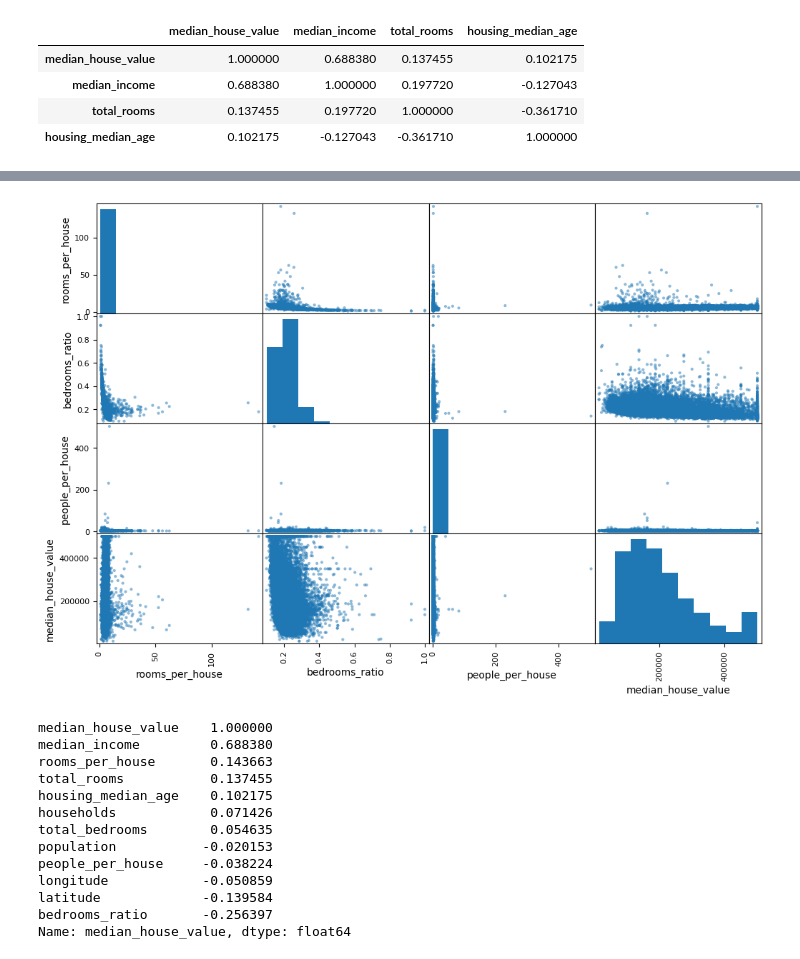
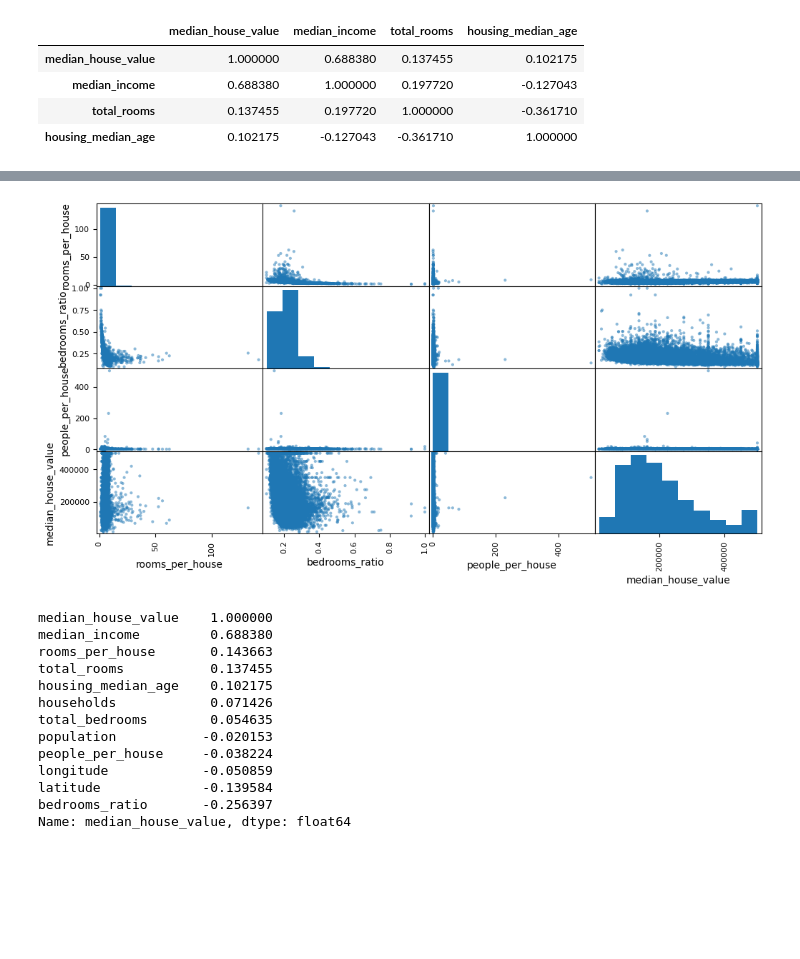
Before and after one commit to marcinsawinski/UEP_KIE_ML_LAB_PROG, a Jupyter notebook: 02_housing_solution.ipynb, the cells around one changed output, grey strips where cells are left out. Cells and saved outputs as stored; diff of their text form; code cells hidden in the pictures; blank space fills up the shorter version.

```diff
--- a/02_housing_solution.ipynb
+++ b/02_housing_solution.ipynb
@@ -224,8 +244,9 @@ housing["rooms_per_house"] = housing["total_rooms"] / housing["households"]
 housing["bedrooms_ratio"] = housing["total_bedrooms"] / housing["total_rooms"]
 housing["people_per_house"] = housing["population"] / housing["households"]
 # %%
-scatter_matrix(housing[['rooms_per_house','bedrooms_ratio','people_per_house','median_house_value']], figsize=(12, 8))
+# plot correlations (new features)
+scatter_matrix(housing[['rooms_per_house','bedrooms_ratio','people_per_house','median_house_value']], figsize=(12, 6))
 plt.show()
 # %% [output]
-[figure, old version]
+[figure, new version]
 # %%
```
Also changed, not shown: parts of 115 cells of this notebook.
